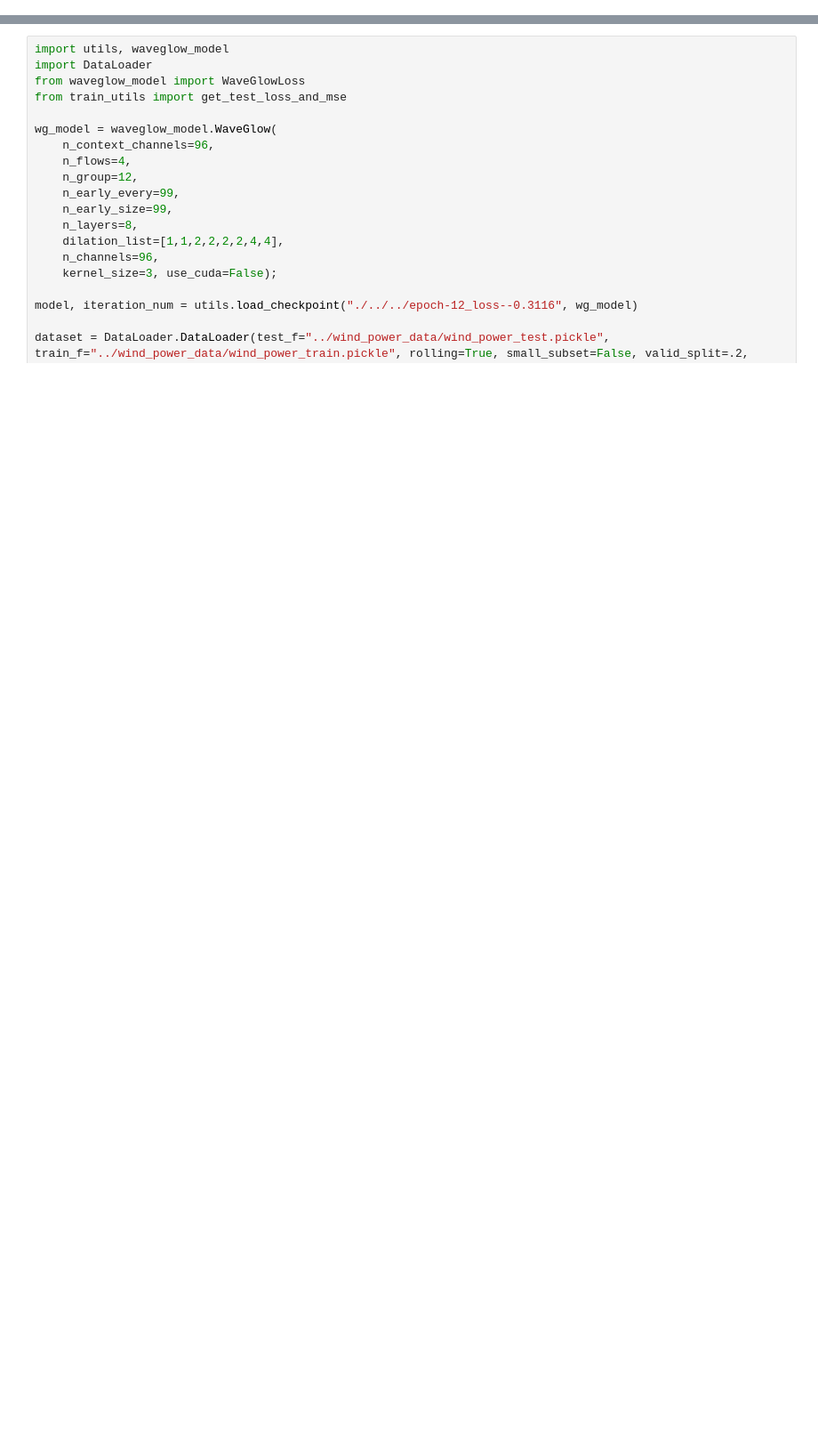
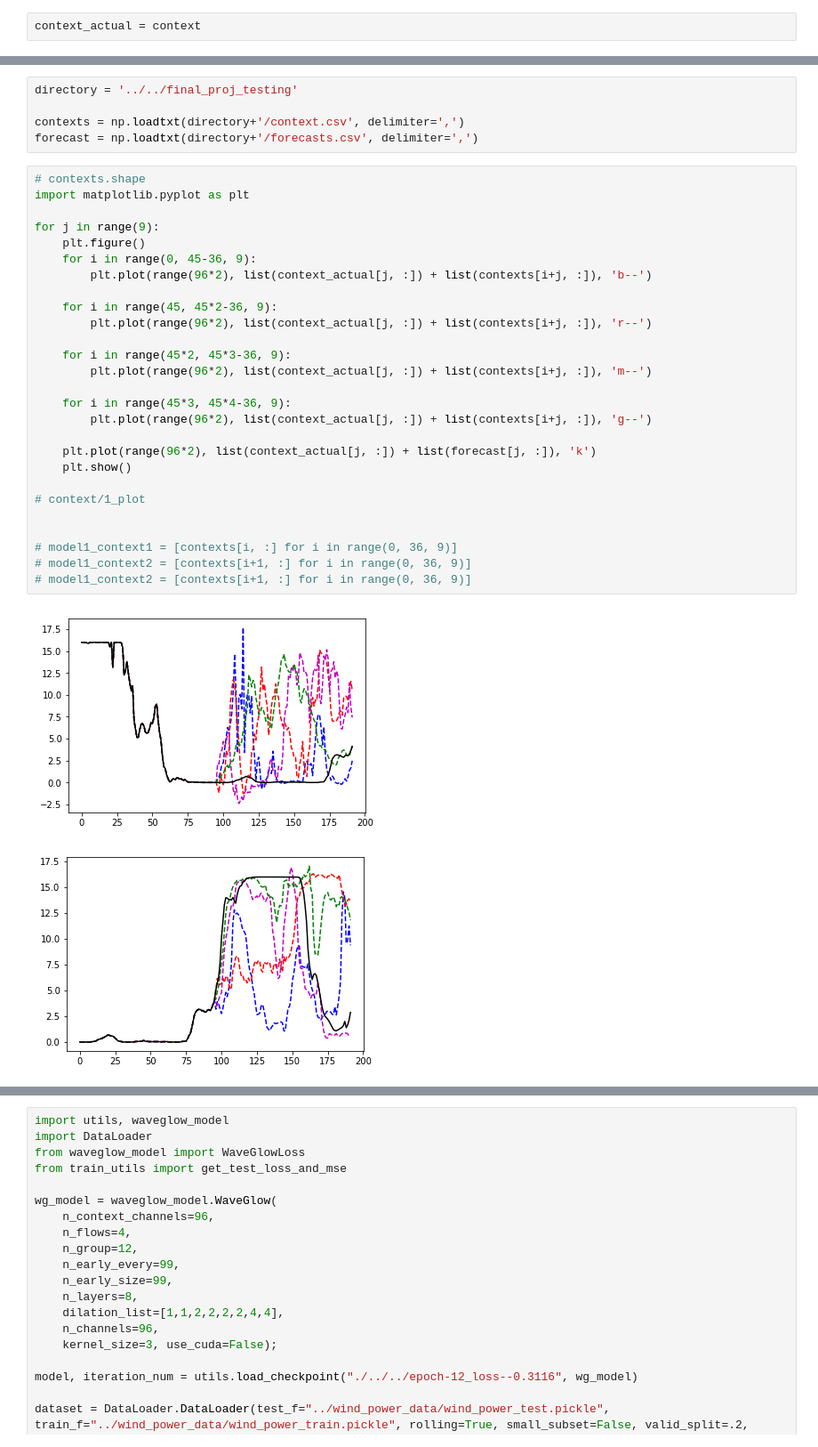
Before and after one commit to logan-spear/time-series-waveglow, a Jupyter notebook: training/Untitled1.ipynb, the cells around one changed output, grey strips where cells are left out. Shown: that part at 89% size. Drawn from its saved outputs; the diff is of its cells as text; blank space fills up the shorter version.

```diff
--- a/training/Untitled1.ipynb
+++ b/training/Untitled1.ipynb
@@ -0,0 +19,2 @@
+# %%
+context_actual = context
@@ -0,0 +25,35 @@
+# %%
+directory = '../../final_proj_testing'
+
+contexts = np.loadtxt(directory+'/context.csv', delimiter=',')
+forecast = np.loadtxt(directory+'/forecasts.csv', delimiter=',')
+# %%
+# contexts.shape
+import matplotlib.pyplot as plt
+
+for j in range(9):
+    plt.figure()
+    for i in range(0, 45-36, 9):
+        plt.plot(range(96*2), list(context_actual[j, :]) + list(contexts[i+j, :]), 'b--')
+
+    for i in range(45, 45*2-36, 9):
+        plt.plot(range(96*2), list(context_actual[j, :]) + list(contexts[i+j, :]), 'r--')
+
+    for i in range(45*2, 45*3-36, 9):
+        plt.plot(range(96*2), list(context_actual[j, :]) + list(contexts[i+j, :]), 'm--')
+
+    for i in range(45*3, 45*4-36, 9):
+        plt.plot(range(96*2), list(context_actual[j, :]) + list(contexts[i+j, :]), 'g--')
+
+    plt.plot(range(96*2), list(context_actual[j, :]) + list(forecast[j, :]), 'k')
+    plt.show()
+
+# context/1_plot
+
+
+# model1_context1 = [contexts[i, :] for i in range(0, 36, 9)]
+# model1_context2 = [contexts[i+1, :] for i in range(0, 36, 9)]
+# model1_context2 = [contexts[i+1, :] for i in range(0, 36, 9)]
+# %% [output]
+[figure, added]
+[figure, added]
```
Also changed, not shown: parts of 3 cells of this notebook, 1 other file.
